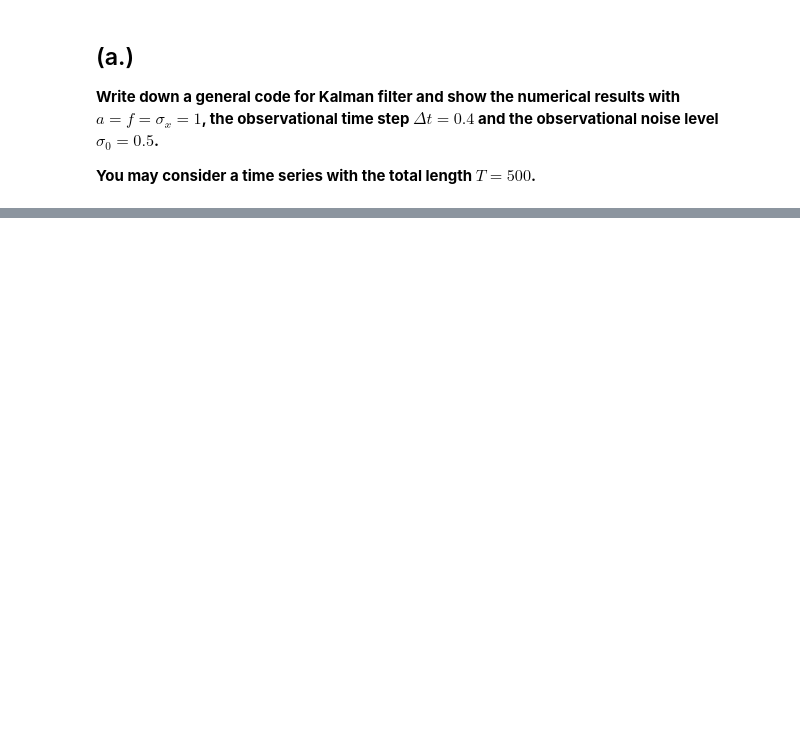
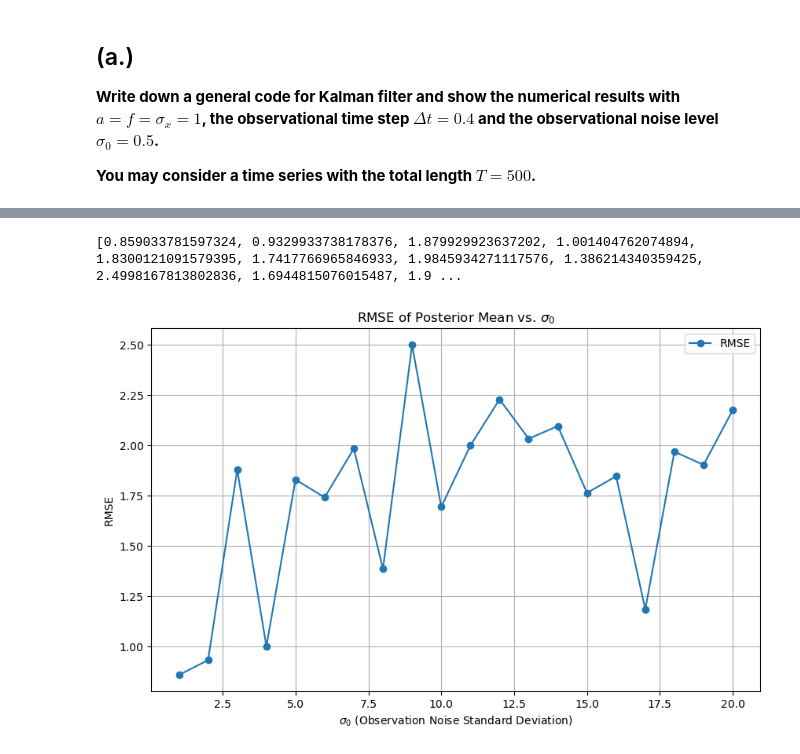
Before and after one commit to Stochastic1017/MATH_616, a Jupyter notebook: Homeworks/Homework_4/Homework 4.ipynb, the cells around one changed output, grey strips where cells are left out. Drawn from its saved outputs; the diff is of its cells as text; code cells hidden in the pictures; blank space fills up the shorter version.

```diff
--- a/Homeworks/Homework_4/Homework 4.ipynb
+++ b/Homeworks/Homework_4/Homework 4.ipynb
@@ -37,0 +303,54 @@ total length T = 500 and compute the RMSE from the period from t = 50 to 500.**
+# %%
+def compute_rmse(sigma_0, M):
+    # Recalculate N for consistency
+    N = int(T / delta_t)
+
+    # Simulate the path
+    true_path = simulate_exact_path(x0, a, f, sigma_x, delta_t, T)
+
+    # Simulated noisy observations
+    observations = true_path + np.random.normal(0, sigma_0, size=N + 1)
+
+    # Initialize Kalman filter variables
+    kalman_means = np.zeros(N + 1)
+    kalman_variances = np.zeros(N + 1)
+
+    kalman_means[0] = 0.0       # Initial posterior mean
+    kalman_variances[0] = 1.0   # Initial posterior variance
+
+    for t in range(1, N+1):
+        # Compute prior parameters
+        prior_mean, prior_r = prior_parameters(
+            kalman_means[t-1], kalman_variances[t-1],
+            a, f, delta_t, sigma_x**2
+        )
+
+        # Update with observation
+        posterior_mean, posterior_variance, kalman_gain = kalman_update(
+            prior_mean, prior_r, observations[t], sigma_0**2
+        )
+
+        # Store updated values
+        kalman_means[t] = posterior_mean
+        kalman_variances[t] = posterior_variance
+
+    return np.sqrt(np.mean((true_path[M:] - kalman_means[M:])**2))
+
+# Range of sigma_0 values to test
+sigma_obs_values = np.linspace(1, 20, 20)
+rmse_values = [compute_rmse(sigma_obs, M=5) for sigma_obs in sigma_obs_values]
+print(rmse_values)
+
+# Plot RMSE as a function of sigma_0
+plt.figure(figsize=(10, 6))
+plt.plot(sigma_obs_values,
+         rmse_values, marker='o', label="RMSE")
+plt.title("RMSE of Posterior Mean vs. $\\sigma_0$")
+plt.xlabel("$\\sigma_0$ (Observation Noise Standard Deviation)")
+plt.ylabel("RMSE")
+plt.grid()
+plt.legend()
+plt.show()
+# %% [output]
+[0.859033781597324, 0.9329933738178376, 1.879929923637202, 1.001404762074894, 1.8300121091579395, 1.7417766965846933, 1.9845934271117576, 1.386214340359425, 2.4998167813802836, 1.6944815076015487, 1.9 ...
+[figure, added]
```
Also changed, not shown: parts of 12 cells of this notebook.
